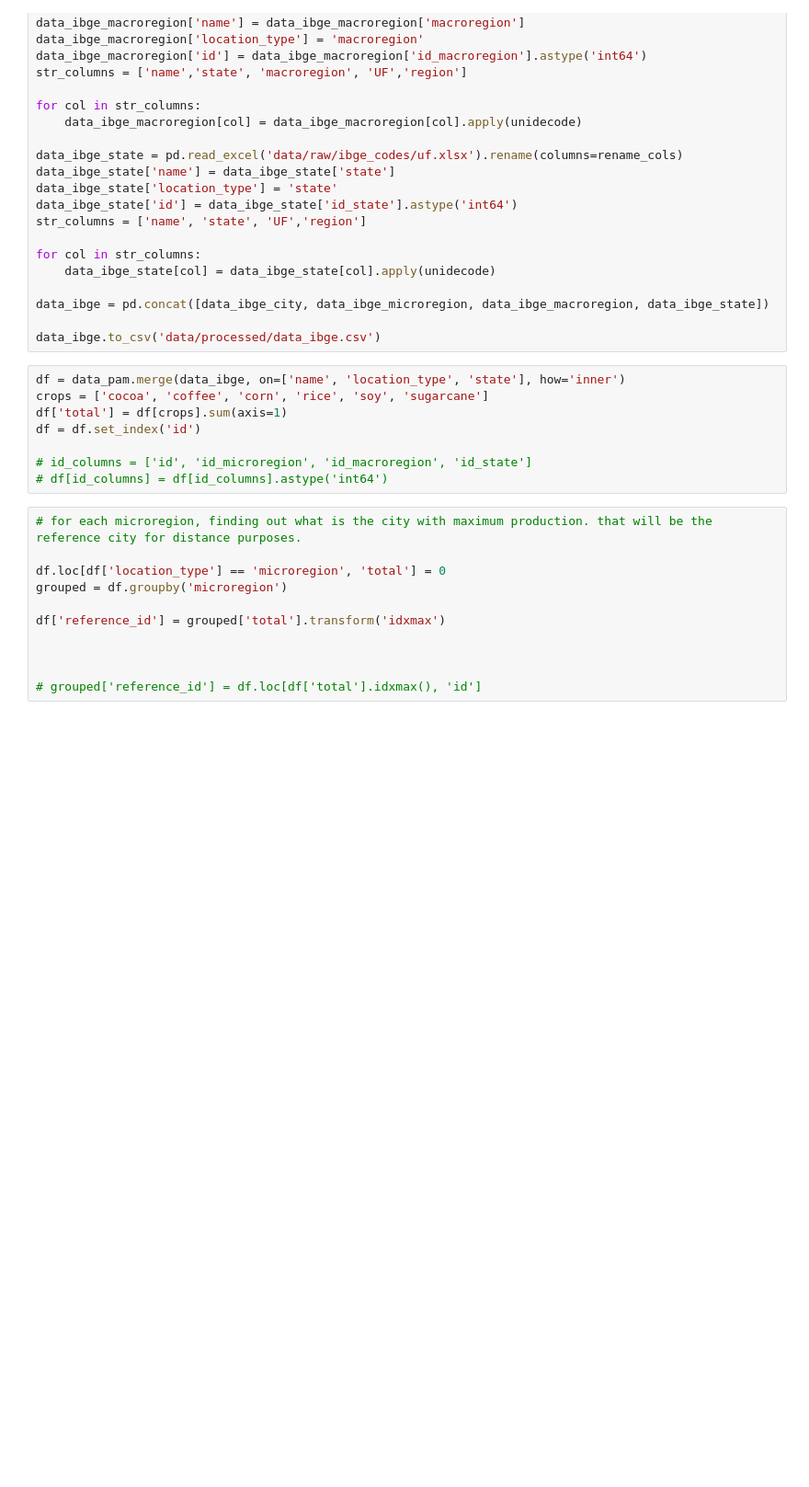
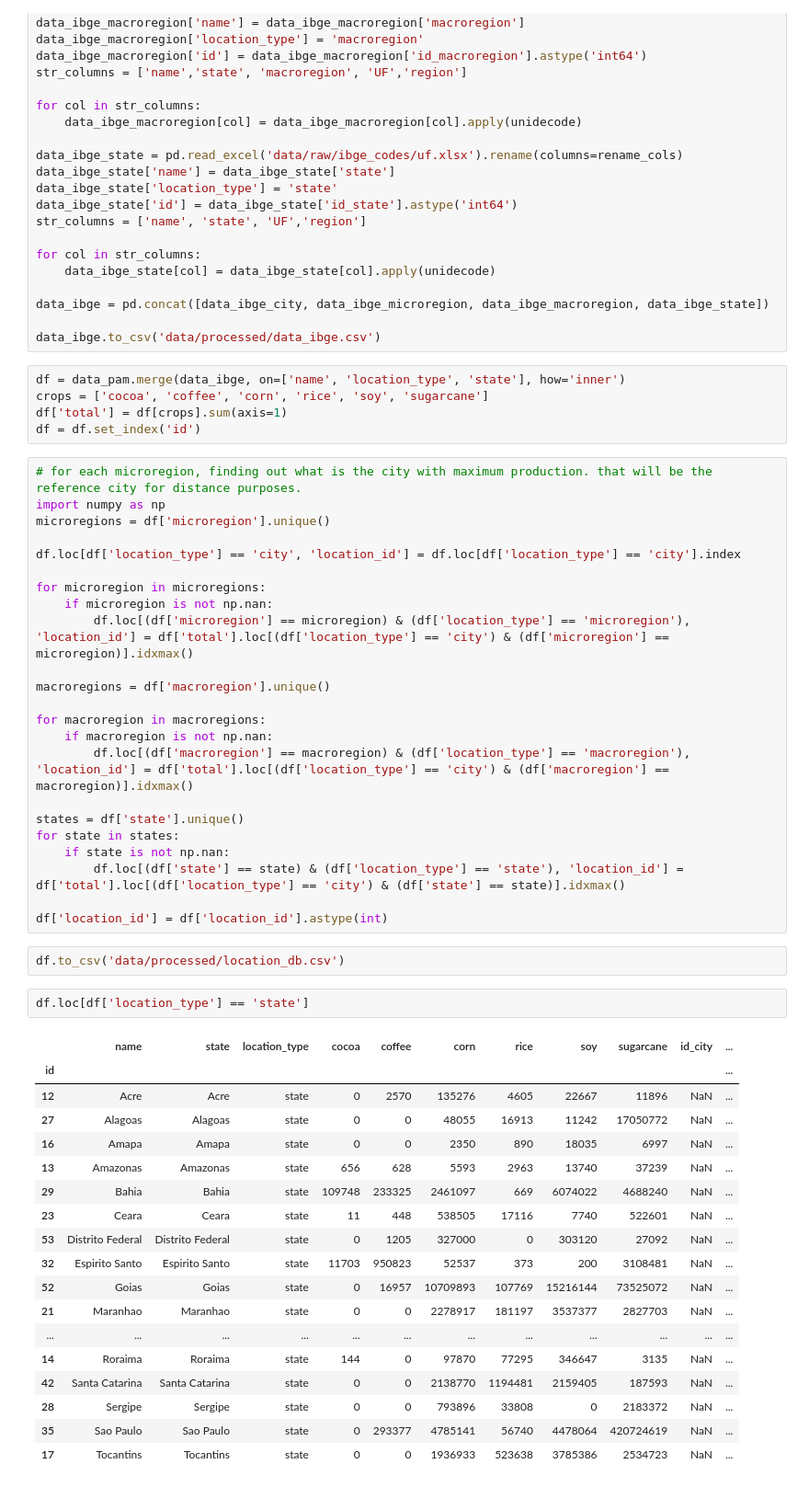
Before and after one commit to DiegoCostaLopes/UreaOpt, a Jupyter notebook: data_processing.ipynb, the cells around one changed output. Shown at 92% size. Drawn from its saved outputs; the diff is of its cells as text; blank space fills up the shorter version.

```diff
--- a/data_processing.ipynb
+++ b/data_processing.ipynb
@@ -128,17 +128,49 @@ df = data_pam.merge(data_ibge, on=['name', 'location_type', 'state'], how='inner
 crops = ['cocoa', 'coffee', 'corn', 'rice', 'soy', 'sugarcane']
 df['total'] = df[crops].sum(axis=1)
 df = df.set_index('id')
-
-# id_columns = ['id', 'id_microregion', 'id_macroregion', 'id_state']
-# df[id_columns] = df[id_columns].astype('int64')
-# %%
-# for each microregion, finding out what is the city with maximum production. that will be the reference city for distance purposes.
-
-df.loc[df['location_type'] == 'microregion', 'total'] = 0
-grouped = df.groupby('microregion')
-
-df['reference_id'] = grouped['total'].transform('idxmax')
-
-
-
-# grouped['reference_id'] = df.loc[df['total'].idxmax(), 'id']
+# %%
+# for each microregion, finding out what is the city with maximum production. that will be the reference city for distance purposes.
+import numpy as np
+microregions = df['microregion'].unique()
+
+df.loc[df['location_type'] == 'city', 'location_id'] = df.loc[df['location_type'] == 'city'].index
+
+for microregion in microregions:
+    if microregion is not np.nan:
+        df.loc[(df['microregion'] == microregion) & (df['location_type'] == 'microregion'), 'location_id'] = df['total'].loc[(df['location_type'] == 'city') & (df['microregion'] == microregion)].idxmax()
+
+macroregions = df['macroregion'].unique()
+
+for macroregion in macroregions:
+    if macroregion is not np.nan:
+        df.loc[(df['macroregion'] == macroregion) & (df['location_type'] == 'macroregion'), 'location_id'] = df['total'].loc[(df['location_type'] == 'city') & (df['macroregion'] == macroregion)].idxmax()
+
+states = df['state'].unique()
+for state in states:
+    if state is not np.nan:
+        df.loc[(df['state'] == state) & (df['location_type'] == 'state'), 'location_id'] = df['total'].loc[(df['location_type'] == 'city') & (df['state'] == state)].idxmax()
+
+df['location_id'] = df['location_id'].astype(int)
+# %%
+df.to_csv('data/processed/location_db.csv')
+# %%
+df.loc[df['location_type'] == 'state']
+# %% [output]
+|  | name | state | location_type | cocoa | coffee | corn | rice | soy | sugarcane | id_city | ... |
+| id |  |  |  |  |  |  |  |  |  |  | ... |
+| 12 | Acre | Acre | state | 0 | 2570 | 135276 | 4605 | 22667 | 11896 | NaN | ... |
+| 27 | Alagoas | Alagoas | state | 0 | 0 | 48055 | 16913 | 11242 | 17050772 | NaN | ... |
+| 16 | Amapa | Amapa | state | 0 | 0 | 2350 | 890 | 18035 | 6997 | NaN | ... |
+| 13 | Amazonas | Amazonas | state | 656 | 628 | 5593 | 2963 | 13740 | 37239 | NaN | ... |
+| 29 | Bahia | Bahia | state | 109748 | 233325 | 2461097 | 669 | 6074022 | 4688240 | NaN | ... |
+| 23 | Ceara | Ceara | state | 11 | 448 | 538505 | 17116 | 7740 | 522601 | NaN | ... |
+| 53 | Distrito Federal | Distrito Federal | state | 0 | 1205 | 327000 | 0 | 303120 | 27092 | NaN | ... |
+| 32 | Espirito Santo | Espirito Santo | state | 11703 | 950823 | 52537 | 373 | 200 | 3108481 | NaN | ... |
+| 52 | Goias | Goias | state | 0 | 16957 | 10709893 | 107769 | 15216144 | 73525072 | NaN | ... |
+| 21 | Maranhao | Maranhao | state | 0 | 0 | 2278917 | 181197 | 3537377 | 2827703 | NaN | ... |
+| ... | ... | ... | ... | ... | ... | ... | ... | ... | ... | ... | ... |
+| 14 | Roraima | Roraima | state | 144 | 0 | 97870 | 77295 | 346647 | 3135 | NaN | ... |
+| 42 | Santa Catarina | Santa Catarina | state | 0 | 0 | 2138770 | 1194481 | 2159405 | 187593 | NaN | ... |
+| 28 | Sergipe | Sergipe | state | 0 | 0 | 793896 | 33808 | 0 | 2183372 | NaN | ... |
+| 35 | Sao Paulo | Sao Paulo | state | 0 | 293377 | 4785141 | 56740 | 4478064 | 420724619 | NaN | ... |
+| 17 | Tocantins | Tocantins | state | 0 | 0 | 1936933 | 523638 | 3785386 | 2534723 | NaN | ... |
```
Also changed, not shown: parts of 3 cells of this notebook.
